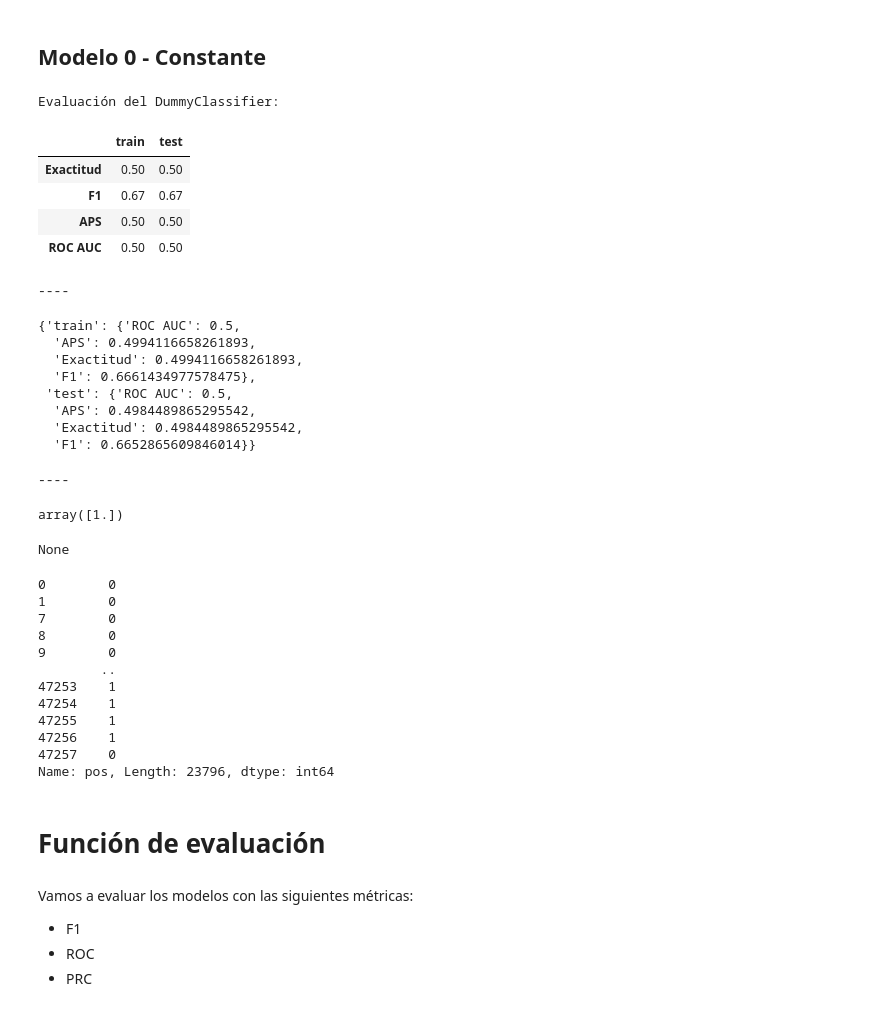
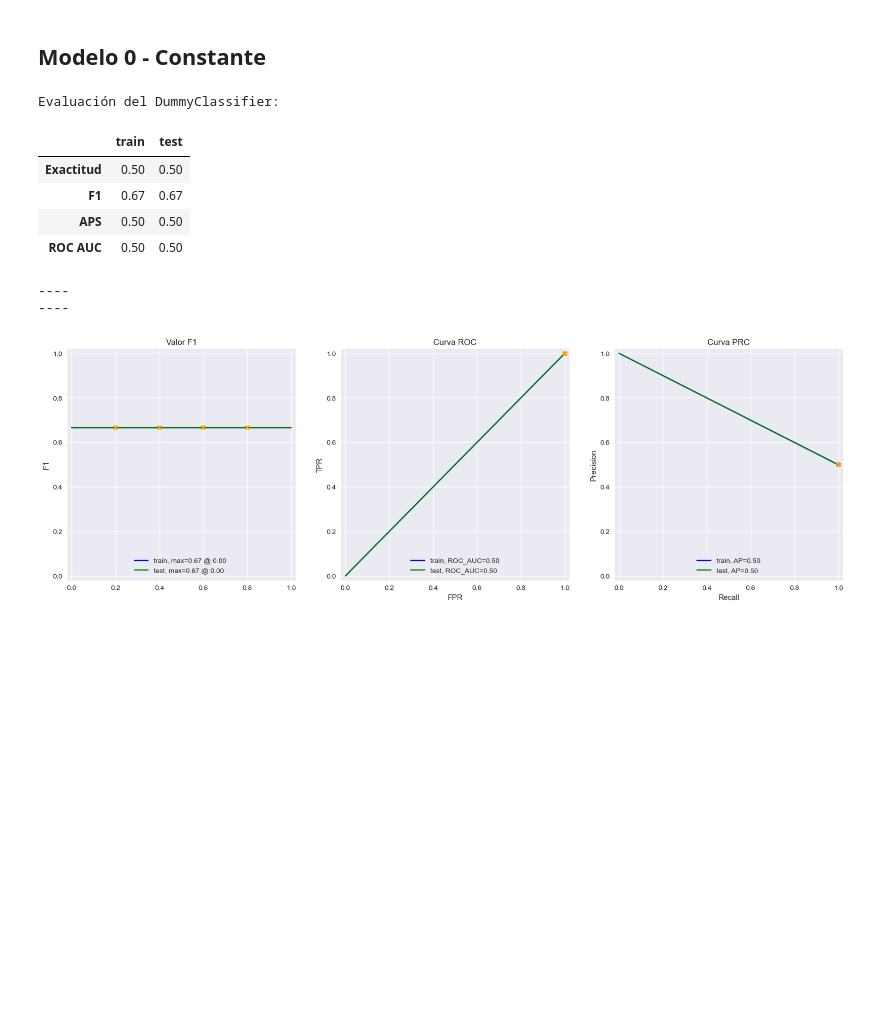
Before and after one commit to OmiHdz/SP_14_2, a Jupyter notebook: P_14_2.ipynb, the cells around one changed output. Drawn from its saved outputs; the diff is of its cells as text; code cells hidden in the pictures; blank space fills up the shorter version.

Commit message:
Modelo Dummy finalizado, función de evaluación finalizada

```diff
--- a/P_14_2.ipynb
+++ b/P_14_2.ipynb
@@ -29,6 +29,8 @@ from sklearn.model_selection import train_test_split
 from sklearn.dummy import DummyClassifier
 
 import sklearn.metrics as metrics
+
+plt.style.use('seaborn-v0_8')
 # %% [markdown]
 Instrucciones del proyecto
 * Carga los datos.
@@ -381,49 +501,19 @@ print(df_reviews_test.shape)
 # %%
 #Crear y entrenar el DummyClassifier
 dummy_clf = DummyClassifier(strategy='constant', constant=1)
 dummy_clf.fit(df_reviews_train[['pos']], train_target)
 
 #Evaluando el Dummy Classifier
 print('Evaluación del DummyClassifier:')
-print(evaluate_model(dummy_clf, df_reviews_train[['pos']], train_target, df_reviews_test[['pos']], test_target    ))
+# print(evaluate_model(dummy_clf, df_reviews_train[['pos']], train_target, df_reviews_test[['pos']], test_target    ))
+f1_scores, f1_thresholds = evaluate_model(dummy_clf, df_reviews_train[['pos']], train_target, df_reviews_test[['pos']], test_target    )
 # %% [output]
 Evaluación del DummyClassifier:
 |  | train | test |
 | Exactitud | 0.50 | 0.50 |
 | F1 | 0.67 | 0.67 |
 | APS | 0.50 | 0.50 |
 | ROC AUC | 0.50 | 0.50 |
 ----
+----
-{'train': {'ROC AUC': 0.5,
-  'APS': 0.4994116658261893,
-  'Exactitud': 0.4994116658261893,
-  'F1': 0.6661434977578475},
- 'test': {'ROC AUC': 0.5,
-  'APS': 0.4984489865295542,
-  'Exactitud': 0.4984489865295542,
-  'F1': 0.6652865609846014}}
-----
-array([1.])
-None
+[figure, added]
-# %%
-train_target
-# %% [output]
-0        0
-1        0
-7        0
-8        0
-9        0
-        ..
-47253    1
-47254    1
-47255    1
-47256    1
-47257    0
-Name: pos, Length: 23796, dtype: int64
-# %% [markdown]
-# Función de evaluación
-# %% [markdown]
-Vamos a evaluar los modelos con las siguientes métricas:
-* F1
-* ROC
-* PRC
```
Also changed, not shown: parts of 11 cells of this notebook.
